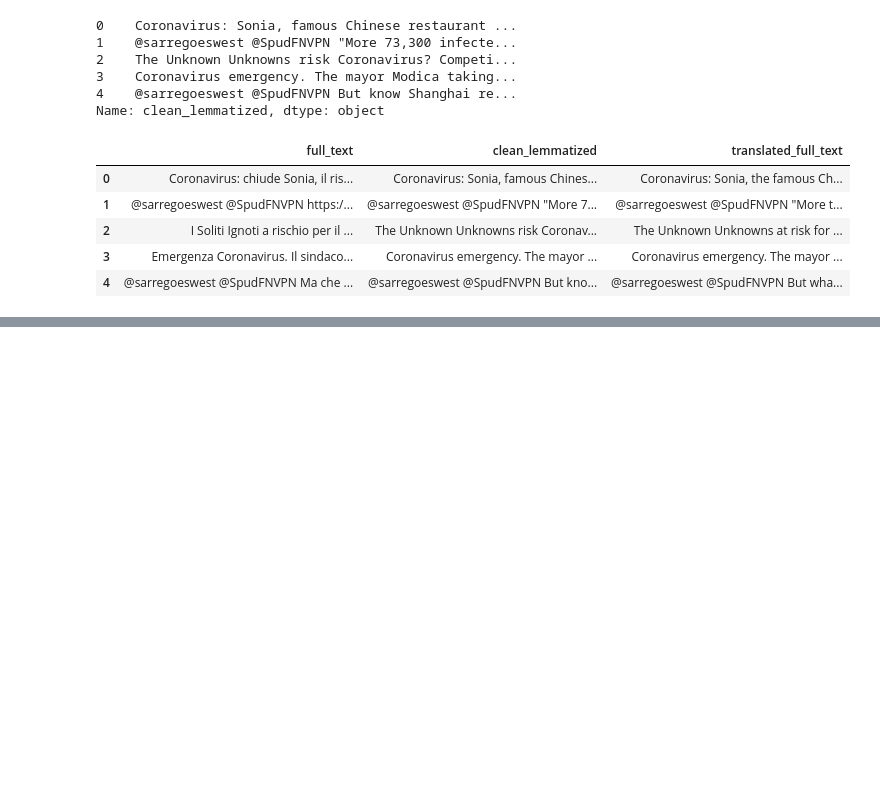
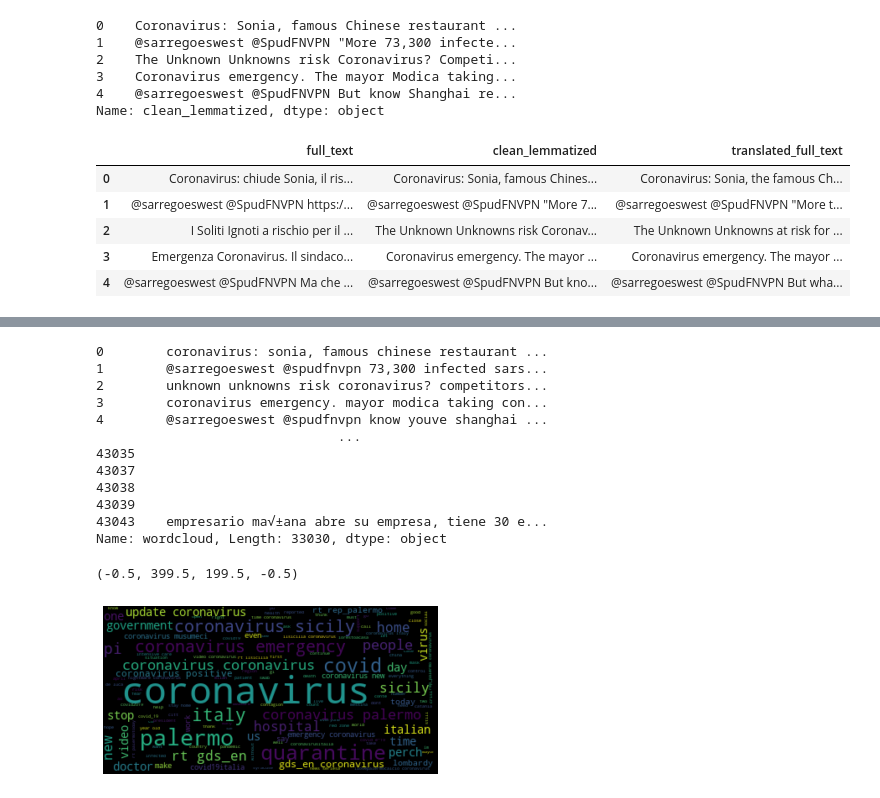
Before and after one commit to HDMA-SDSU/Translate-Tweets, a Jupyter notebook: sentiment-analysis/Sentiment-Analysis.ipynb, the cells around one changed output, grey strips where cells are left out. Cells and saved outputs as stored; diff of their text form; code cells hidden in the pictures; blank space fills up the shorter version.

```diff
--- a/sentiment-analysis/Sentiment-Analysis.ipynb
+++ b/sentiment-analysis/Sentiment-Analysis.ipynb
@@ -126,31 +135,46 @@ plt.savefig(f'{location_name}-sentiment-histograms.jpg')
 # %%
 from wordcloud import WordCloud
 
 exclude_words = ["http","https","error"]
 
-exclude_words.extend(stopcorpus)
+exclude_wordWs.extend(stopcorpus)
 
 output_df['wordcloud'] = output_df['translated_full_text'].astype(str).apply(remove_links)
 
 output_df['wordcloud'] = output_df['wordcloud'].astype(str).apply(lambda x: x.lower())
 
 def remove_apostrophes(text):
     text = text.replace("'", "")
-    text = text.replace('"', "")
+    text = text.replace('"', "")E
     return text
 
 output_df['wordcloud'] = output_df['wordcloud'].astype(str).apply(remove_apostrophes)
 
 output_df['wordcloud'] = output_df['wordcloud'].astype(str).apply(lambda x: remove_words(x.split(),exclude_words))
 
 output_df['wordcloud'] = output_df['wordcloud'].apply(lambda x: ' '.join(x))
 
 display(output_df['wordcloud'])
 
 wordcloud = WordCloud().generate(' '.join(output_df['wordcloud'].astype(str)))
 
 wordcloud.to_file(f"{location_name}-wordcloud.png")
 
 plt.imshow(wordcloud, interpolation='bilinear')
 
 plt.axis("off")
+# %% [output]
+0        coronavirus: sonia, famous chinese restaurant ...
+1        @sarregoeswest @spudfnvpn 73,300 infected sars...
+2        unknown unknowns risk coronavirus? competitors...
+3        coronavirus emergency. mayor modica taking con...
+4        @sarregoeswest @spudfnvpn know youve shanghai ...
+                               ...
+43035
+43037
+43038
+43039
+43043    empresario ma√±ana abre su empresa, tiene 30 e...
+Name: wordcloud, Length: 33030, dtype: object
+(-0.5, 399.5, 199.5, -0.5)
+[figure, added]
```
Also changed, not shown: parts of 2 cells of this notebook, 3 other files.
